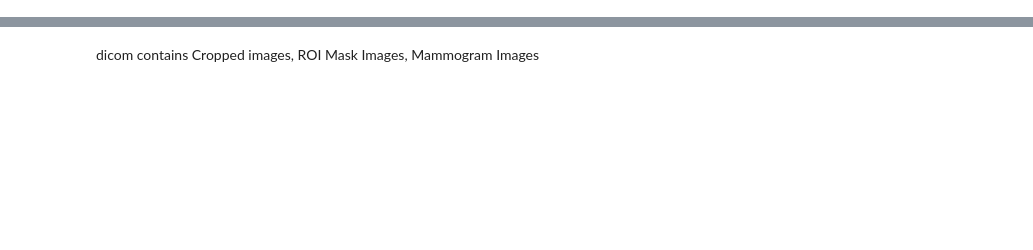
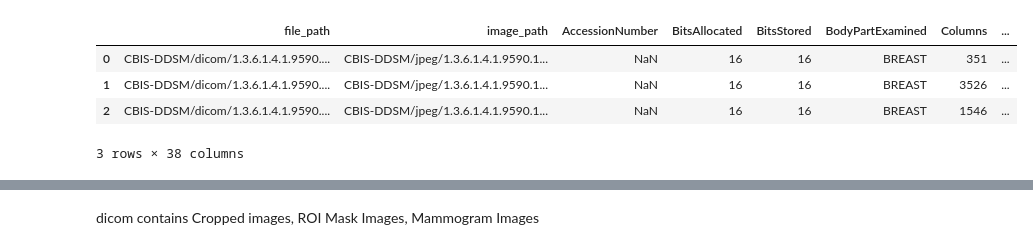
Before and after one commit to kiboiWanjohi/mammo, a Jupyter notebook: hog-server.ipynb, the cells around one changed output, grey strips where cells are left out. Drawn from its saved outputs; the diff is of its cells as text; code cells hidden in the pictures; blank space fills up the shorter version.

Commit message:
check file paths

```diff
--- a/hog-server.ipynb
+++ b/hog-server.ipynb
@@ -56,6 +78,12 @@ mass_case_description_test_set.csv
 # %%
-dicom_df = pd.read_csv("/kaggle/input/cbis-ddsm-breast-cancer-image-dataset/csv/dicom_info.csv")
+dicom_df = pd.read_csv("/home/swanjohi/dual-view/csv/dicom_info.csv")
 # %%
-dicom_df.head()
+dicom_df.head(3)
+# %% [output]
+|  | file_path | image_path | AccessionNumber | BitsAllocated | BitsStored | BodyPartExamined | Columns | ... |
+| 0 | CBIS-DDSM/dicom/1.3.6.1.4.1.9590.... | CBIS-DDSM/jpeg/1.3.6.1.4.1.9590.1... | NaN | 16 | 16 | BREAST | 351 | ... |
+| 1 | CBIS-DDSM/dicom/1.3.6.1.4.1.9590.... | CBIS-DDSM/jpeg/1.3.6.1.4.1.9590.1... | NaN | 16 | 16 | BREAST | 3526 | ... |
+| 2 | CBIS-DDSM/dicom/1.3.6.1.4.1.9590.... | CBIS-DDSM/jpeg/1.3.6.1.4.1.9590.1... | NaN | 16 | 16 | BREAST | 1546 | ... |
+3 rows × 38 columns
 # %%
 dicom_df.describe().T
```
Also changed, not shown: parts of 31 cells of this notebook.
